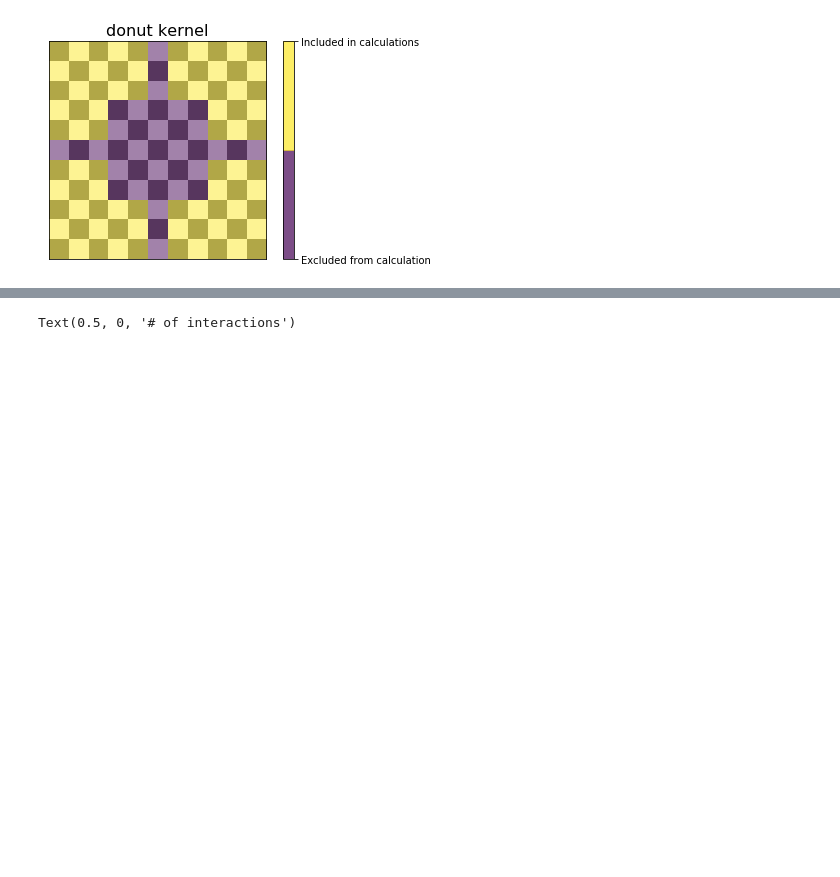
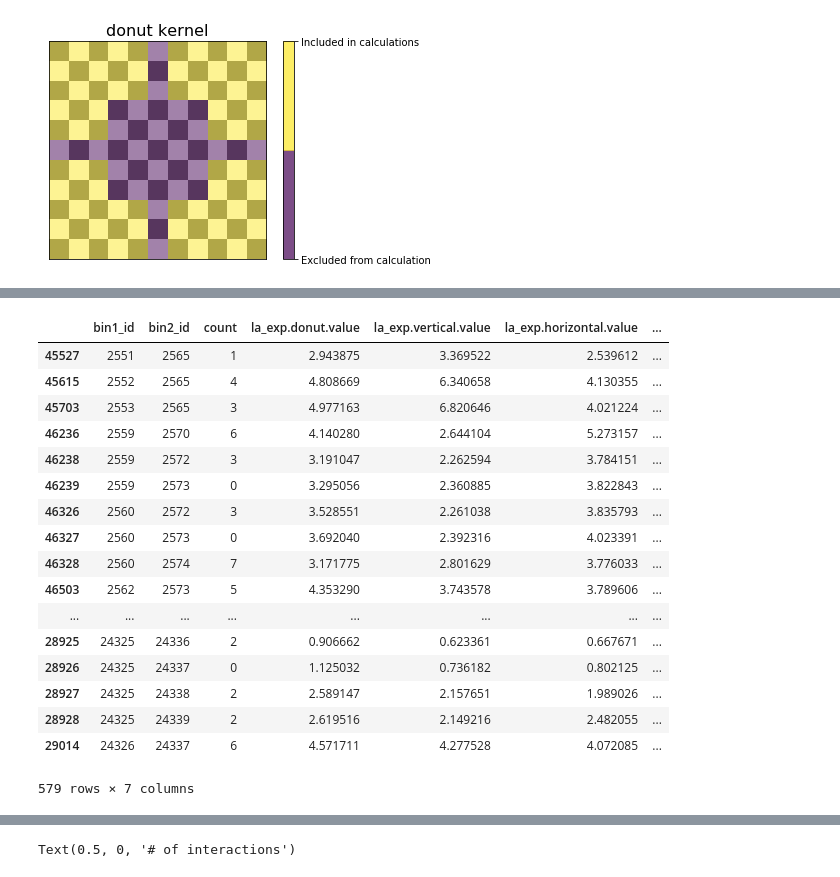
Before and after one commit to open2c/cooltools, a Jupyter notebook: doc/examples/dot-calling-internals.ipynb, the cells around one changed output, grey strips where cells are left out. Saved outputs shown, nothing was run; the diff lists cells and outputs as text; code cells hidden in the pictures; blank space fills up the shorter version.

```diff
--- a/doc/examples/dot-calling-internals.ipynb
+++ b/doc/examples/dot-calling-internals.ipynb
@@ -299,0 +412,21 @@ for each pixel and use this value *immediately* without trying to store it
+# %%
+cccc[(cccc['bin2_id']-cccc['bin1_id']<15)&(cccc[xlabel]<5)]
+# %% [output]
+|  | bin1_id | bin2_id | count | la_exp.donut.value | la_exp.vertical.value | la_exp.horizontal.value | ... |
+| 45527 | 2551 | 2565 | 1 | 2.943875 | 3.369522 | 2.539612 | ... |
+| 45615 | 2552 | 2565 | 4 | 4.808669 | 6.340658 | 4.130355 | ... |
+| 45703 | 2553 | 2565 | 3 | 4.977163 | 6.820646 | 4.021224 | ... |
+| 46236 | 2559 | 2570 | 6 | 4.140280 | 2.644104 | 5.273157 | ... |
+| 46238 | 2559 | 2572 | 3 | 3.191047 | 2.262594 | 3.784151 | ... |
+| 46239 | 2559 | 2573 | 0 | 3.295056 | 2.360885 | 3.822843 | ... |
+| 46326 | 2560 | 2572 | 3 | 3.528551 | 2.261038 | 3.835793 | ... |
+| 46327 | 2560 | 2573 | 0 | 3.692040 | 2.392316 | 4.023391 | ... |
+| 46328 | 2560 | 2574 | 7 | 3.171775 | 2.801629 | 3.776033 | ... |
+| 46503 | 2562 | 2573 | 5 | 4.353290 | 3.743578 | 3.789606 | ... |
+| ... | ... | ... | ... | ... | ... | ... | ... |
+| 28925 | 24325 | 24336 | 2 | 0.906662 | 0.623361 | 0.667671 | ... |
+| 28926 | 24325 | 24337 | 0 | 1.125032 | 0.736182 | 0.802125 | ... |
+| 28927 | 24325 | 24338 | 2 | 2.589147 | 2.157651 | 1.989026 | ... |
+| 28928 | 24325 | 24339 | 2 | 2.619516 | 2.149216 | 2.482055 | ... |
+| 29014 | 24326 | 24337 | 6 | 4.571711 | 4.277528 | 4.072085 | ... |
+579 rows × 7 columns
```
Also changed, not shown: parts of 19 cells of this notebook.
